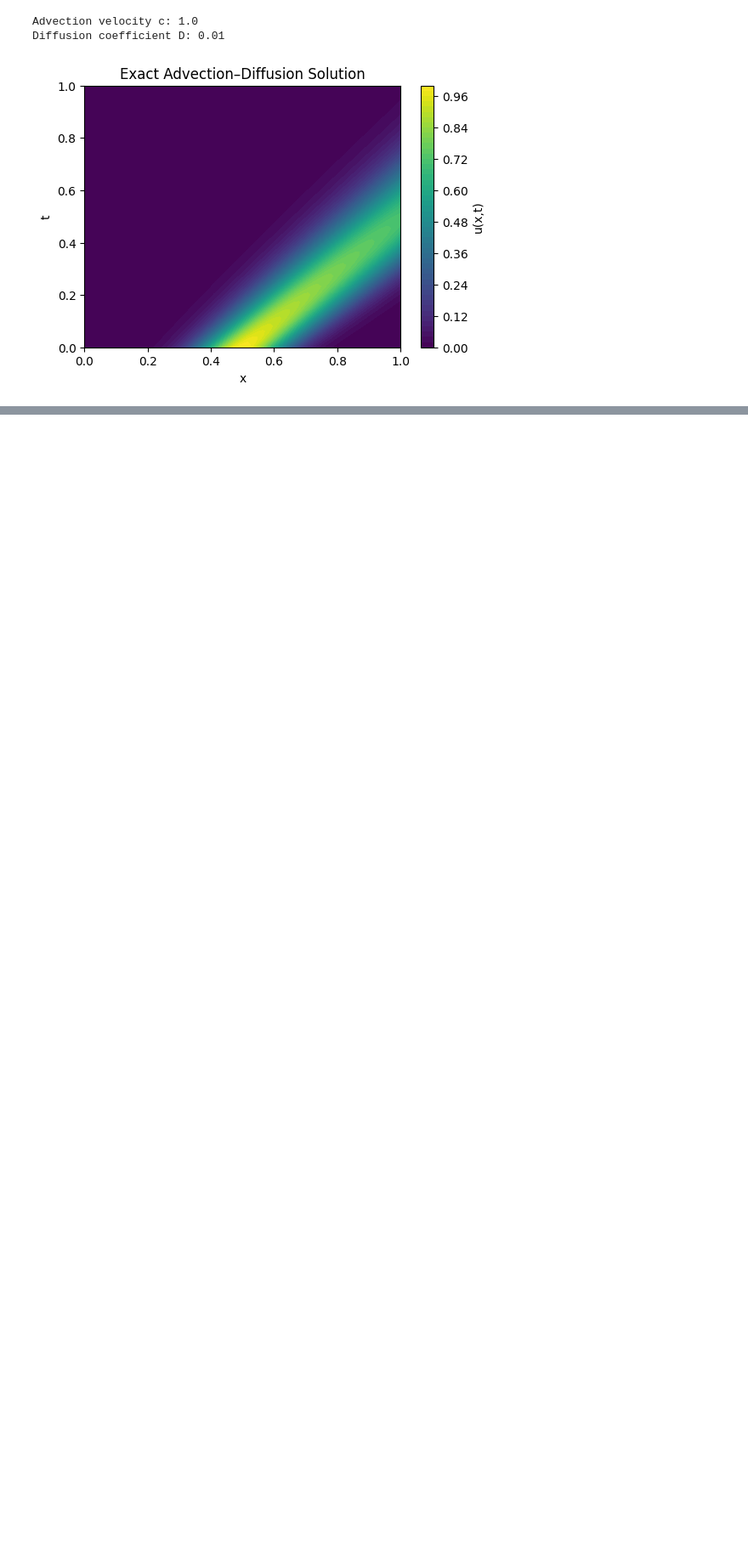
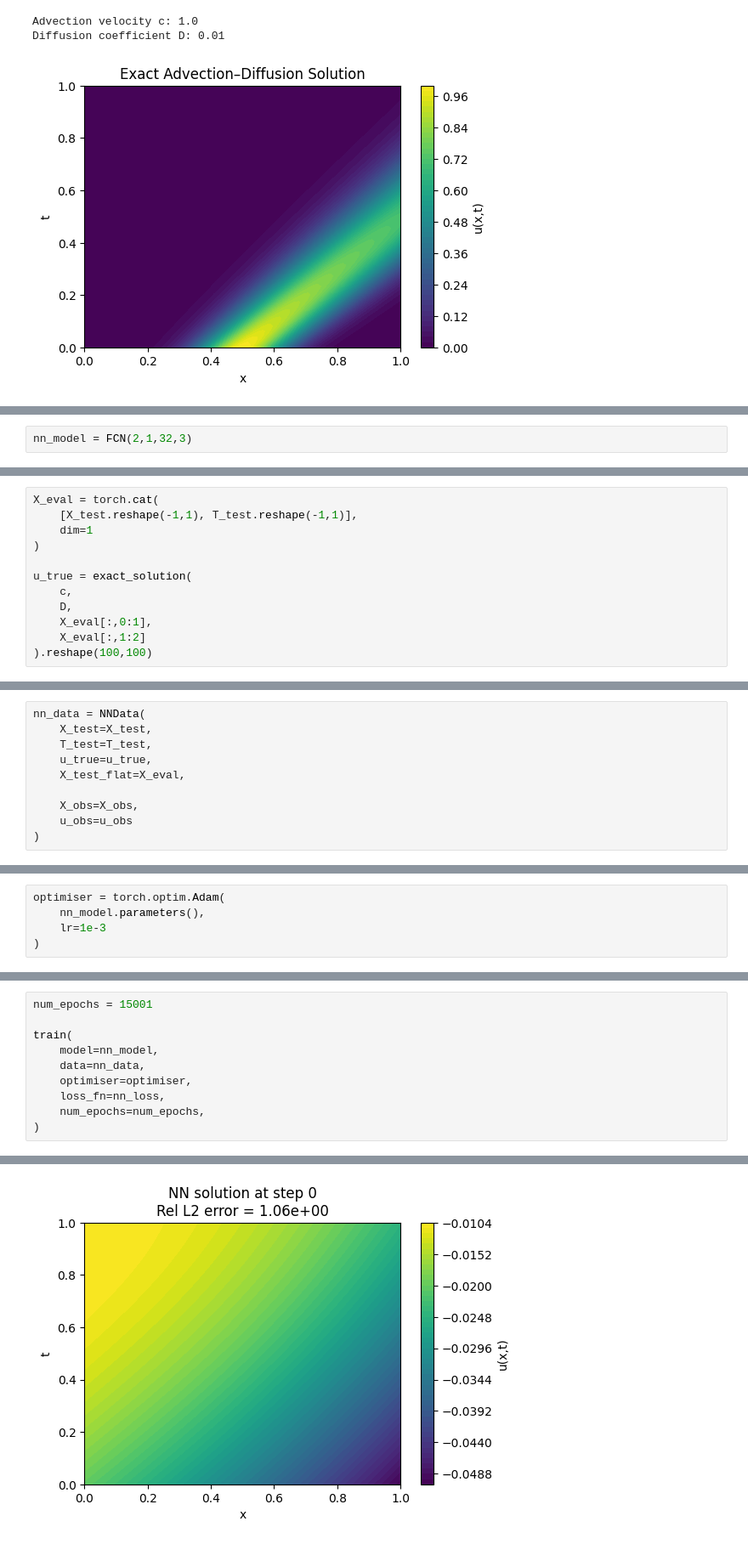
Before and after one commit to Saul-Harwin/PINNs-vs-Data-Driven-Neural-Networks-for-Fluid-Flow, a Jupyter notebook: main.ipynb, the cells around one changed output, grey strips where cells are left out. Shown at 85% size. Cells and saved outputs as stored; diff of their text form; blank space fills up the shorter version.

```diff
--- a/main.ipynb
+++ b/main.ipynb
@@ -330,0 +318,2 @@ Step 15000 | Relative L2 Error: 7.0030e-02
+# %%
+nn_model = FCN(2,1,32,3)
@@ -330,0 +332,12 @@ Step 15000 | Relative L2 Error: 7.0030e-02
+# %%
+X_eval = torch.cat(
+    [X_test.reshape(-1,1), T_test.reshape(-1,1)],
+    dim=1
+)
+
+u_true = exact_solution(
+    c,
+    D,
+    X_eval[:,0:1],
+    X_eval[:,1:2]
+).reshape(100,100)
@@ -330,0 +346,10 @@ Step 15000 | Relative L2 Error: 7.0030e-02
+# %%
+nn_data = NNData(
+    X_test=X_test,
+    T_test=T_test,
+    u_true=u_true,
+    X_test_flat=X_eval,
+
+    X_obs=X_obs,
+    u_obs=u_obs
+)
@@ -330,0 +358,5 @@ Step 15000 | Relative L2 Error: 7.0030e-02
+# %%
+optimiser = torch.optim.Adam(
+    nn_model.parameters(),
+    lr=1e-3
+)
@@ -330,0 +372,11 @@ Step 15000 | Relative L2 Error: 7.0030e-02
+# %%
+num_epochs = 15001
+
+train(
+    model=nn_model,
+    data=nn_data,
+    optimiser=optimiser,
+    loss_fn=nn_loss,
+    num_epochs=num_epochs,
+)
+# %% [output]
@@ -330,0 +384 @@ Step 15000 | Relative L2 Error: 7.0030e-02
+[figure, added]
```
Also changed, not shown: parts of 39 cells of this notebook.
